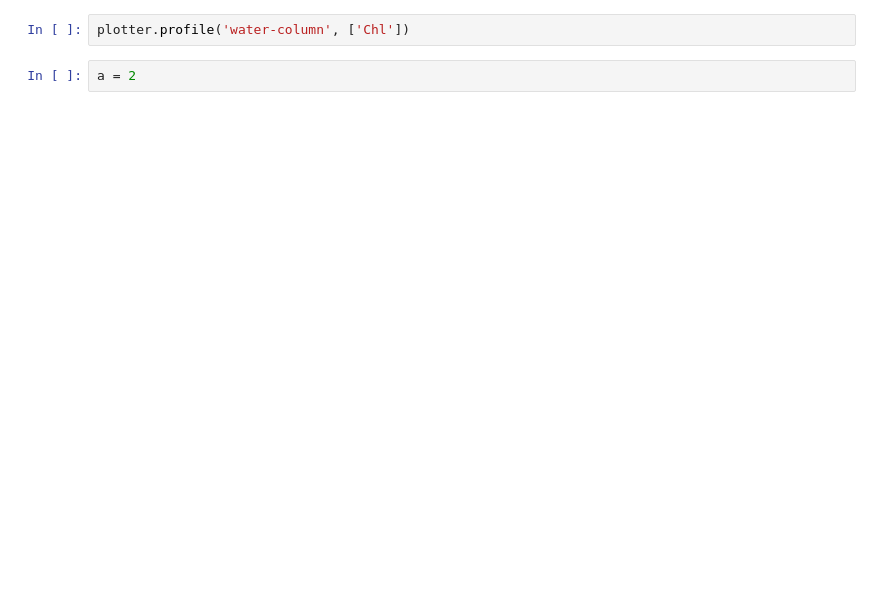
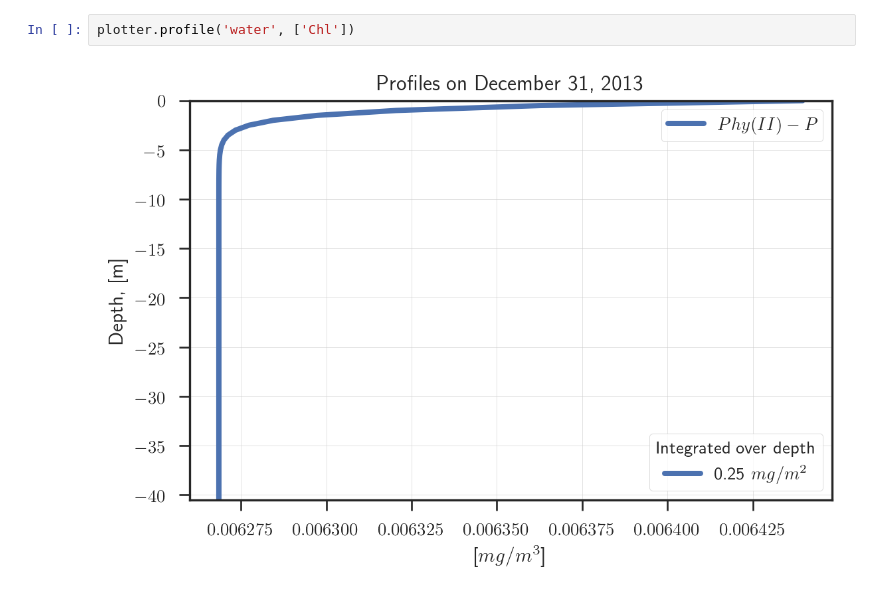
Before and after one commit to biogeochemistry/MyLake_v2_Vansjo, a Jupyter notebook: Postproc_code/Rates.ipynb, the cells around one changed output. Drawn from its saved outputs; the diff is of its cells as text; blank space fills up the shorter version.

```diff
--- a/Postproc_code/Rates.ipynb
+++ b/Postproc_code/Rates.ipynb
@@ -55,4 +76,4 @@ plotter.profile('sediment', ['OM1', 'OM2'])
 # %%
-plotter.profile('water-column', ['Chl'])
+plotter.profile('water', ['Chl'])
+# %% [output]
+[figure, added]
-# %%
-a = 2
```
Also changed, not shown: parts of 16 cells of this notebook, 7 other files.
